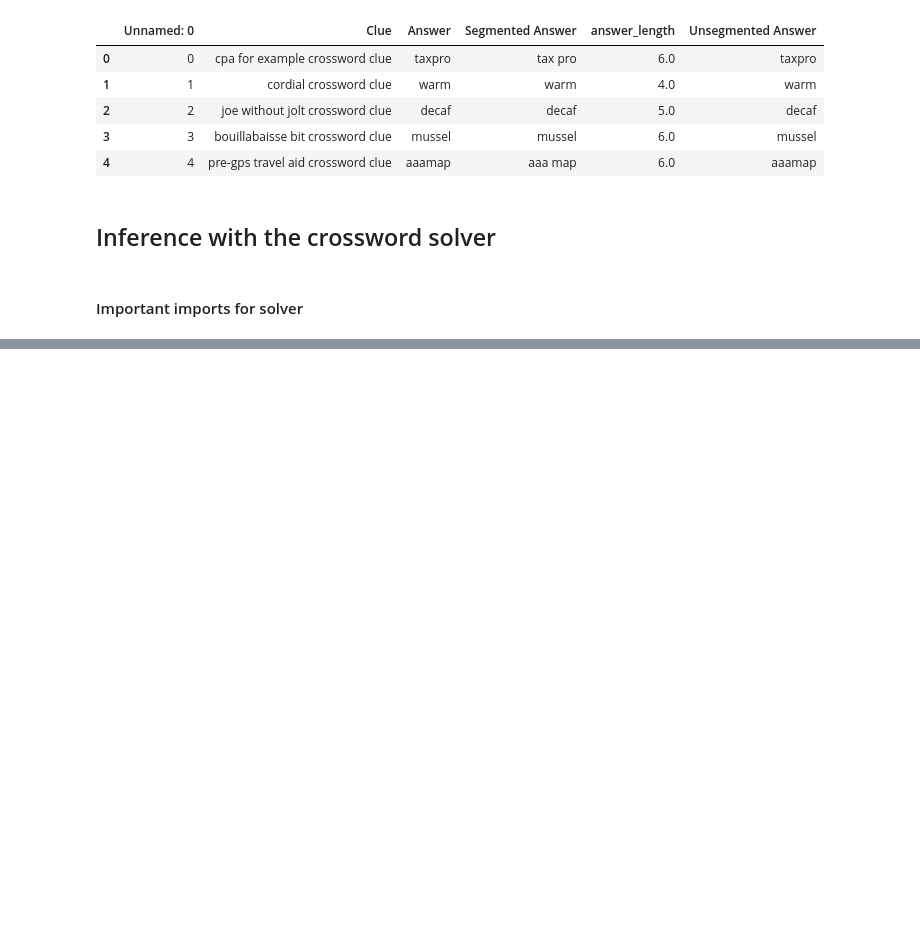
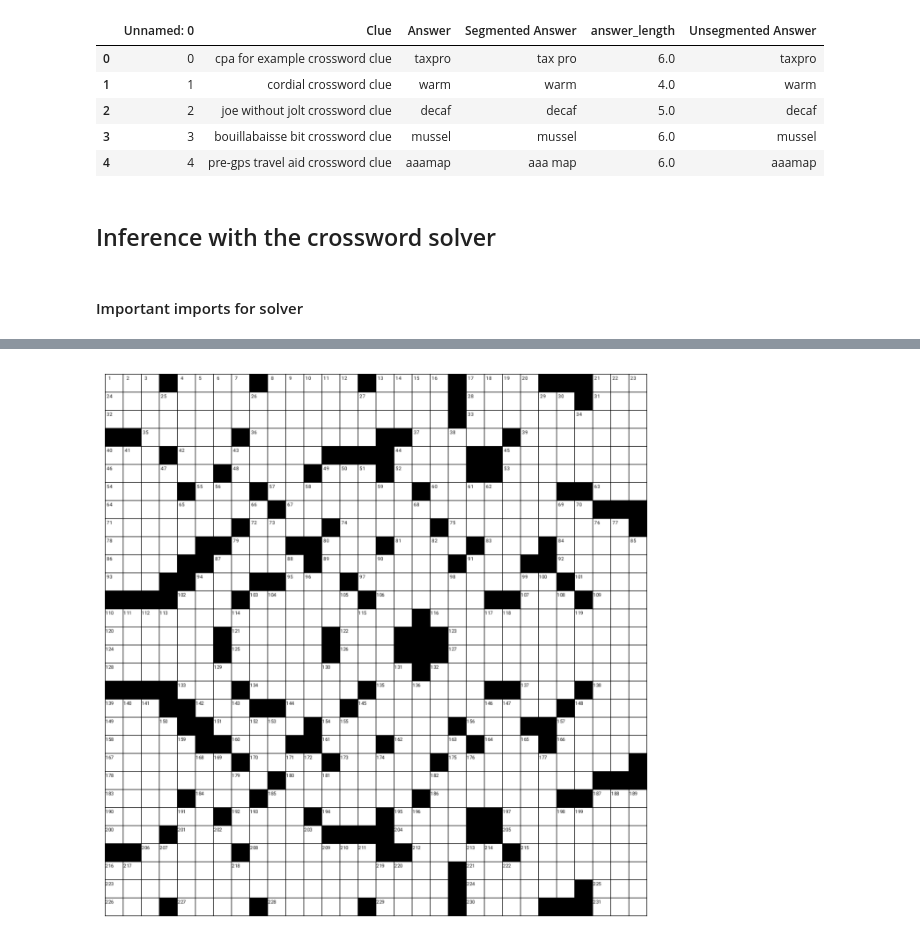
Before and after one commit to prajeshshrestha/Crossword-Generator, a Jupyter notebook: Grid_answer_clue_pair_generator_Approach_2.ipynb, the cells around one changed output, grey strips where cells are left out. Saved outputs shown, nothing was run; the diff lists cells and outputs as text; code cells hidden in the pictures; blank space fills up the shorter version.

```diff
--- a/Grid_answer_clue_pair_generator_Approach_2.ipynb
+++ b/Grid_answer_clue_pair_generator_Approach_2.ipynb
@@ -260,0 +416,17 @@ Actual answers found:  46
+# %%
+
+
+time_info_list = []
+for grid_size in tqdm(range(4, 31), ncols = 80):
+    start_t = time.time()
+    grid_img_array = generate_grid(grid_size = grid_size, return_grid = True)
+    end_t = time.time()
+
+    time_info_list.append((grid_size, (end_t - start_t) * 1000))
+
+plt.figure(figsize = (8, 8))
+plt.imshow(grid_img_array)
+plt.axis('off')
+plt.show()
+# %% [output]
+[figure, added]
```
Also changed, not shown: parts of 19 cells of this notebook.
